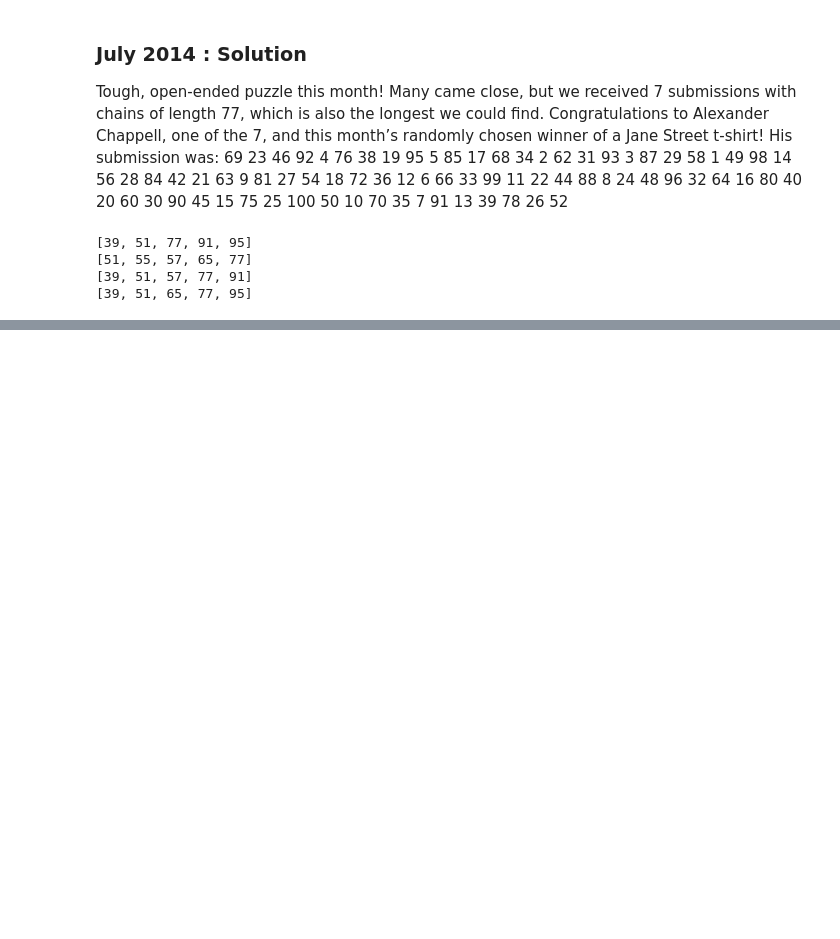
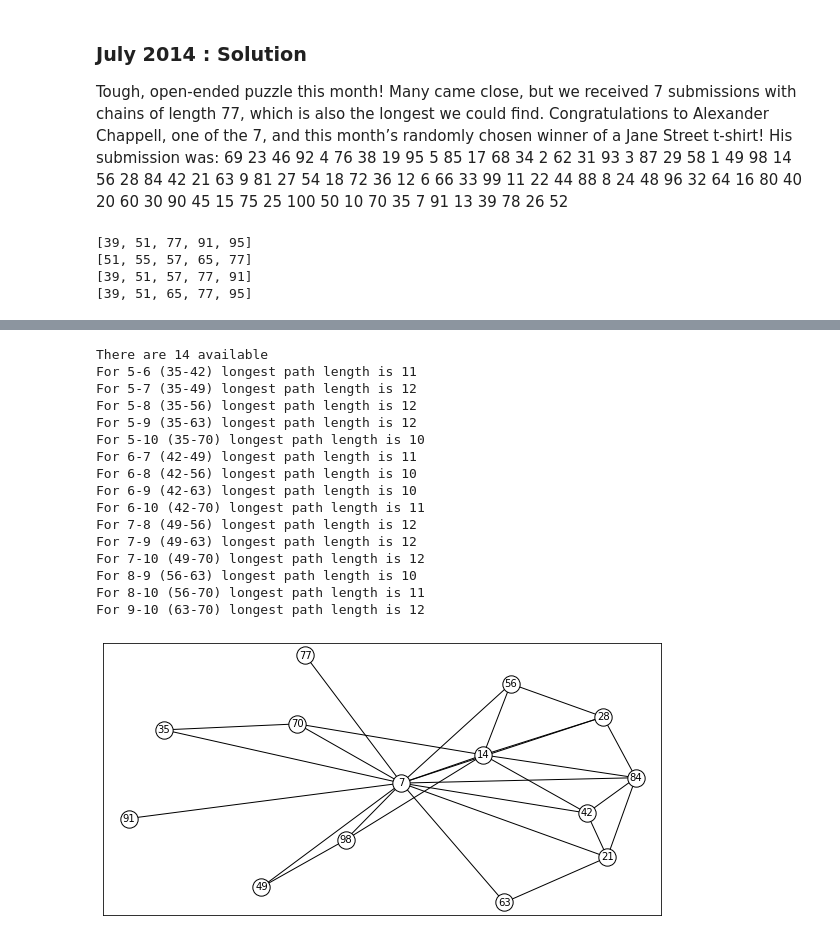
Before and after one commit to gowen100/Jane-Street-Solutions, a Jupyter notebook: 2014_07_ChainReaction.ipynb, the cells around one changed output, grey strips where cells are left out. Cells and saved outputs as stored; diff of their text form; code cells hidden in the pictures; blank space fills up the shorter version.

```diff
--- a/2014_07_ChainReaction.ipynb
+++ b/2014_07_ChainReaction.ipynb
@@ -275,0 +261,20 @@ Adding 7 uses 10 of the 14 available. Start: 91 End: 98. Miss [35, 49, 70, 77]
+# %%
+links(7)
+# %% [output]
+There are 14 available
+For 5-6 (35-42) longest path length is 11
+For 5-7 (35-49) longest path length is 12
+For 5-8 (35-56) longest path length is 12
+For 5-9 (35-63) longest path length is 12
+For 5-10 (35-70) longest path length is 10
+For 6-7 (42-49) longest path length is 11
+For 6-8 (42-56) longest path length is 10
+For 6-9 (42-63) longest path length is 10
+For 6-10 (42-70) longest path length is 11
+For 7-8 (49-56) longest path length is 12
+For 7-9 (49-63) longest path length is 12
+For 7-10 (49-70) longest path length is 12
+For 8-9 (56-63) longest path length is 10
+For 8-10 (56-70) longest path length is 11
+For 9-10 (63-70) longest path length is 12
+[figure, added]
```
Also changed, not shown: parts of 9 cells of this notebook.
